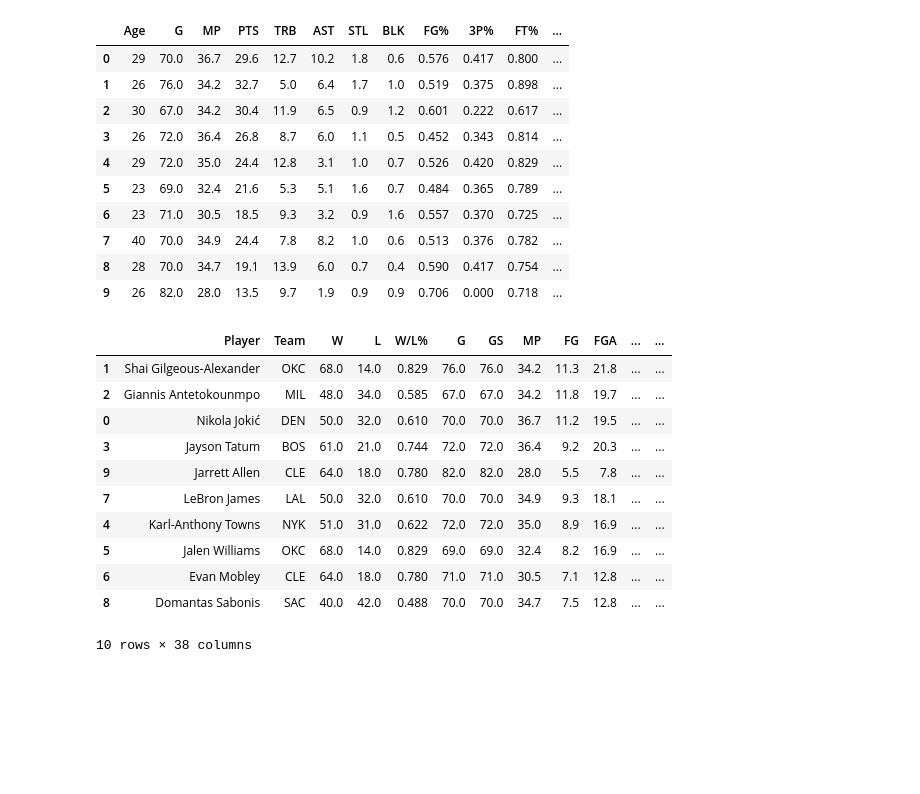
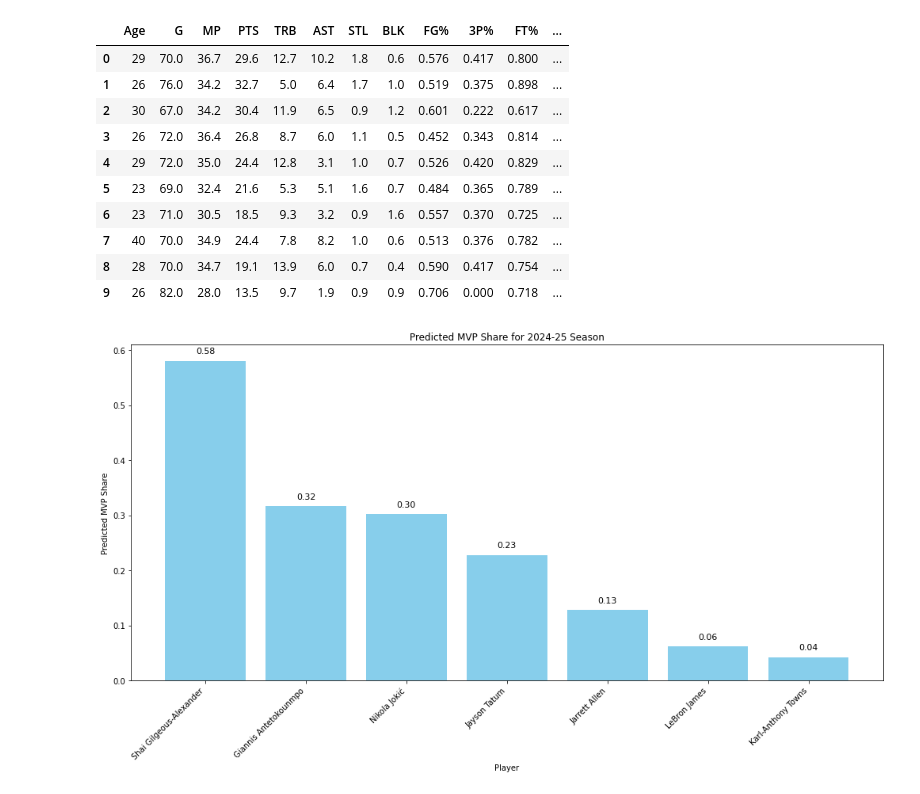
Before and after one commit to gohsoonhao/NBAMVP, a Jupyter notebook: nba_mvp_ml.ipynb, the cells around one changed output. Cells and saved outputs as stored; diff of their text form; code cells hidden in the pictures; blank space fills up the shorter version.

Commit message:
Complete Final Presentation Chart

```diff
--- a/nba_mvp_ml.ipynb
+++ b/nba_mvp_ml.ipynb
@@ -533,17 +533,22 @@ test_df = test_df.drop(columns=common_columns)
 # %%
 merged_df = player_stats.merge(test_df, on='FT%', how='left')
 merged_df['predicted_share'] = merged_df['predicted_share'].clip(lower=0)
-merged_df.sort_values(by='predicted_share' , ascending=False)
+merged_df = merged_df.sort_values(by='predicted_share' , ascending=False)
-# %% [output]
-|  | Player | Team | W | L | W/L% | G | GS | MP | FG | FGA | ... | ... |
-| 1 | Shai Gilgeous-Alexander | OKC | 68.0 | 14.0 | 0.829 | 76.0 | 76.0 | 34.2 | 11.3 | 21.8 | ... | ... |
-| 2 | Giannis Antetokounmpo | MIL | 48.0 | 34.0 | 0.585 | 67.0 | 67.0 | 34.2 | 11.8 | 19.7 | ... | ... |
-| 0 | Nikola Jokić | DEN | 50.0 | 32.0 | 0.610 | 70.0 | 70.0 | 36.7 | 11.2 | 19.5 | ... | ... |
-| 3 | Jayson Tatum | BOS | 61.0 | 21.0 | 0.744 | 72.0 | 72.0 | 36.4 | 9.2 | 20.3 | ... | ... |
-| 9 | Jarrett Allen | CLE | 64.0 | 18.0 | 0.780 | 82.0 | 82.0 | 28.0 | 5.5 | 7.8 | ... | ... |
-| 7 | LeBron James | LAL | 50.0 | 32.0 | 0.610 | 70.0 | 70.0 | 34.9 | 9.3 | 18.1 | ... | ... |
-| 4 | Karl-Anthony Towns | NYK | 51.0 | 31.0 | 0.622 | 72.0 | 72.0 | 35.0 | 8.9 | 16.9 | ... | ... |
-| 5 | Jalen Williams | OKC | 68.0 | 14.0 | 0.829 | 69.0 | 69.0 | 32.4 | 8.2 | 16.9 | ... | ... |
-| 6 | Evan Mobley | CLE | 64.0 | 18.0 | 0.780 | 71.0 | 71.0 | 30.5 | 7.1 | 12.8 | ... | ... |
-| 8 | Domantas Sabonis | SAC | 40.0 | 42.0 | 0.488 | 70.0 | 70.0 | 34.7 | 7.5 | 12.8 | ... | ... |
-10 rows × 38 columns
+# %%
+chart_df = merged_df[merged_df['predicted_share'] > 0]
+
+plt.figure(figsize=(14, 8))
+bars = plt.bar(chart_df['Player'], chart_df['predicted_share'], color='skyblue')
+
+plt.xlabel('Player')
+plt.ylabel('Predicted MVP Share')
+plt.title('Predicted MVP Share for 2024-25 Season')
+plt.xticks(rotation=45, ha='right')  # Rotate names so they don't overlap
+plt.tight_layout()
+for bar in bars:
+    yval = bar.get_height()
+    plt.text(bar.get_x() + bar.get_width()/2, yval + 0.01, f"{yval:.2f}", ha='center', va='bottom', fontsize=11)
+
+plt.show()
+# %% [output]
+[figure, added]
```
